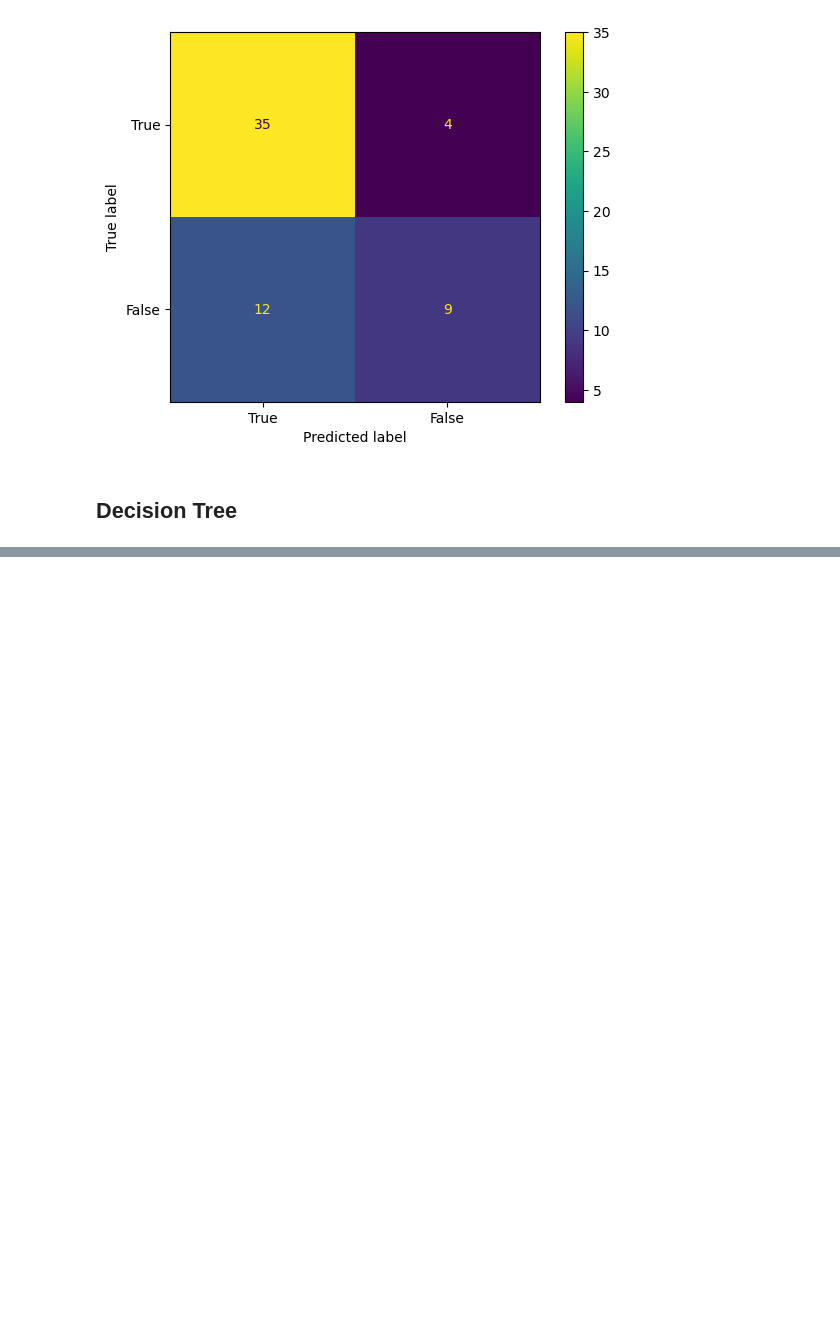
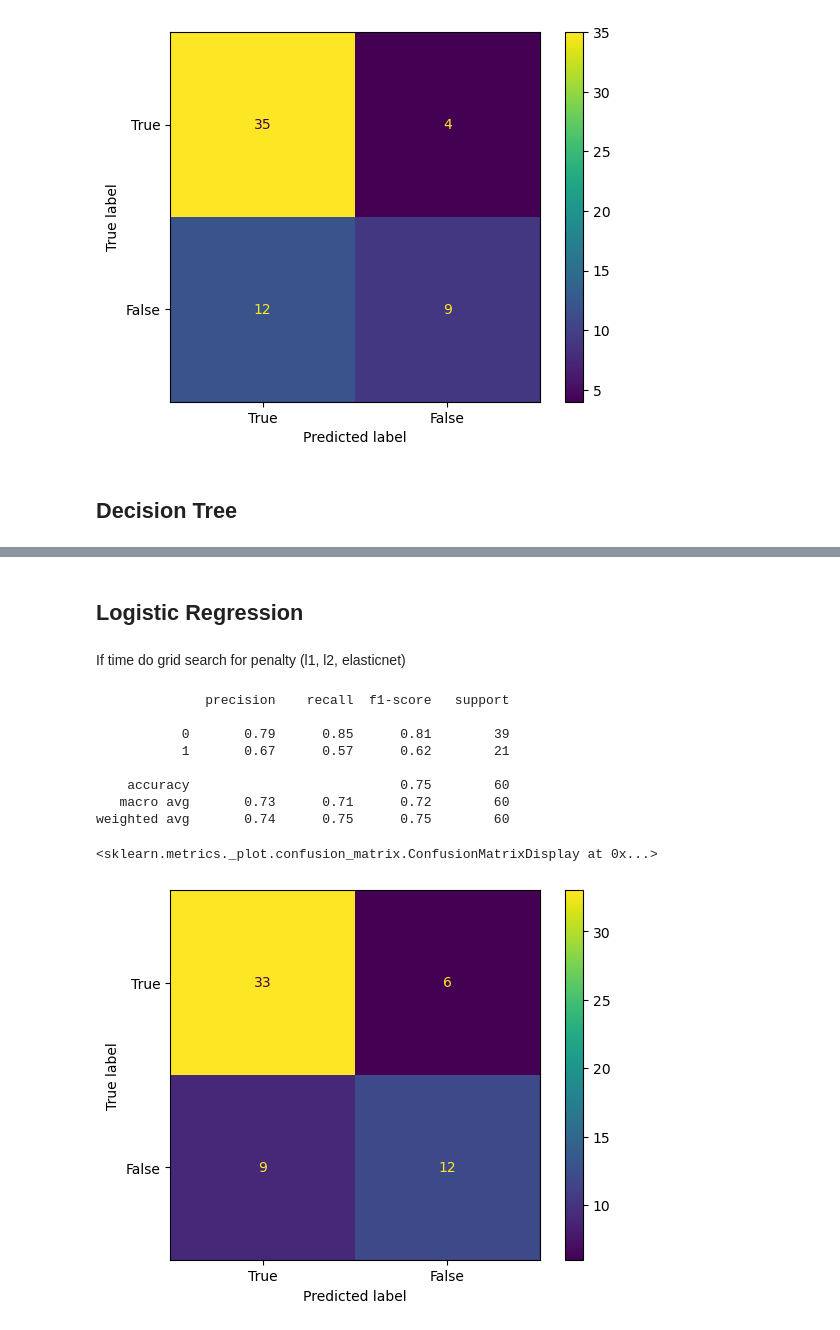
Before and after one commit to brittawi/M7016H-Project, a Jupyter notebook: classifiers.ipynb, the cells around one changed output, grey strips where cells are left out. Cells and saved outputs as stored; diff of their text form; code cells hidden in the pictures; blank space fills up the shorter version.

Commit message:
Added Logistic regression

```diff
--- a/classifiers.ipynb
+++ b/classifiers.ipynb
@@ -106,0 +109,28 @@ Recall: [0.84615385 0.47619048]
+# %% [markdown]
+## Logistic Regression
+# %% [markdown]
+If time do grid search for penalty (l1, l2, elasticnet)
+# %%
+log_reg = LogisticRegression()
+standard_scaler = StandardScaler()
+regression_pipe = make_pipeline(standard_scaler, log_reg)
+
+regression_pipe.fit(X_train, y_train)
+predictions = regression_pipe.predict(X_val)
+perfromance = classification_report(y_val, predictions)
+print(perfromance)
+
+cm = confusion_matrix(y_val, predictions)
+disp = ConfusionMatrixDisplay(confusion_matrix=cm,display_labels=[True,False])
+disp.plot()
+# %% [output]
+              precision    recall  f1-score   support
+
+           0       0.79      0.85      0.81        39
+           1       0.67      0.57      0.62        21
+
+    accuracy                           0.75        60
+   macro avg       0.73      0.71      0.72        60
+weighted avg       0.74      0.75      0.75        60
+<sklearn.metrics._plot.confusion_matrix.ConfusionMatrixDisplay at 0x...>
+[figure, added]
```
Also changed, not shown: parts of 3 cells of this notebook.
